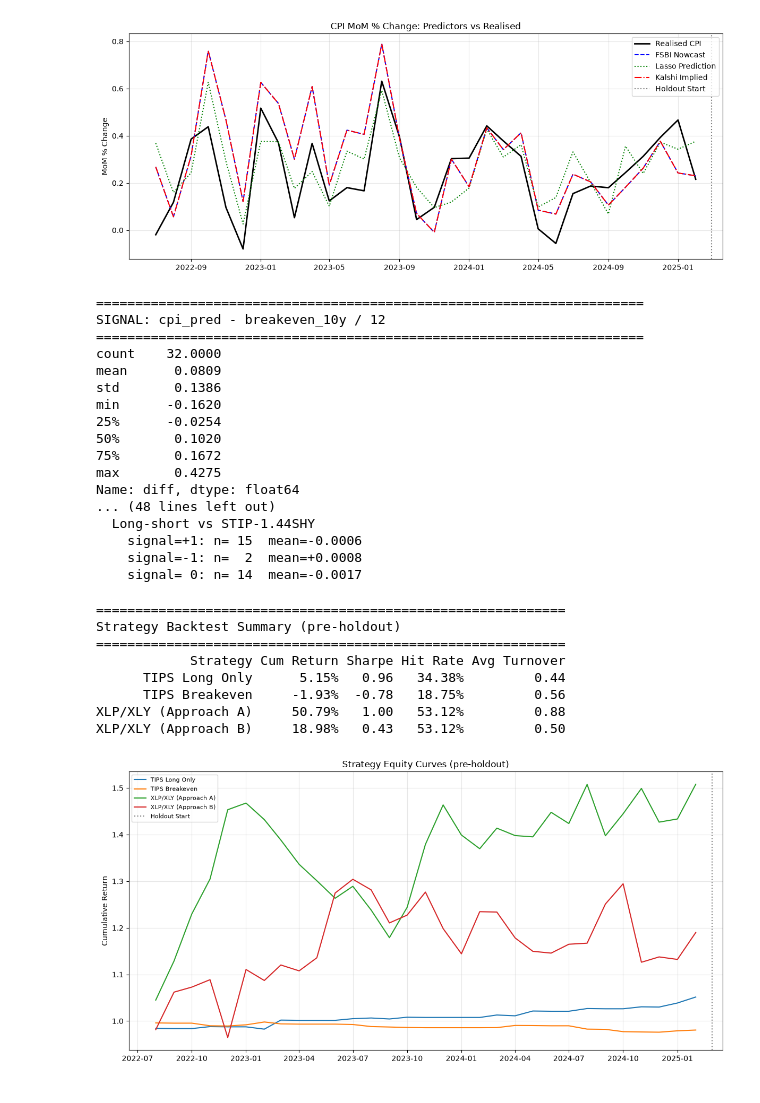
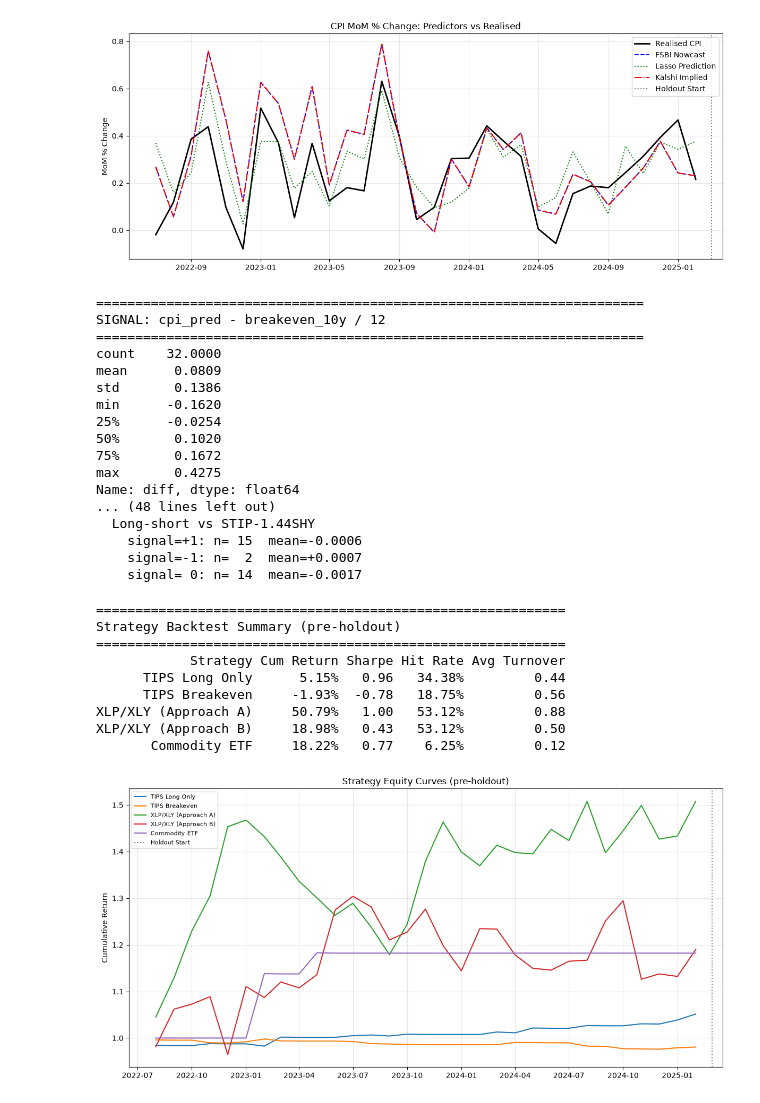
Before and after one commit to deccampbell/QCF_Capstone_Fiserv, a Jupyter notebook: Research and Trading Implementations.ipynb, the cells around one changed output. Drawn from its saved outputs; the diff is of its cells as text; code cells hidden in the pictures.

Commit message:
New Commodity ETF Strat

```diff
--- a/Research and Trading Implementations.ipynb
+++ b/Research and Trading Implementations.ipynb
@@ -56,6 +56,7 @@ HOLDOUT_START = pd.Timestamp("2025-03-01")
 THRESHOLD_TIPS = 0.1
 THRESHOLD_XLP_XLY = 0.2
 THRESHOLD_KALSHI = 0.1
+THRESHOLD_COMMODITY = 0.1
 # %%
 # -----------------------------------------------------------------------------
 # 1. Load data, predictions, and asset returns
@@ -85,7 +86,10 @@ def monthly_returns(ticker, start="2018-01-01"):
 
 TICKERS = {"STIP": "stip_ret", "SHY": "shy_ret",
            "XLP": "xlp_ret", "XLY": "xly_ret",
-           "BTC-USD": "btc_ret", "VXX": "vxx_ret","USRT": "usrt_ret"}
+           "BTC-USD": "btc_ret", "VXX": "vxx_ret",
+           "USRT": "usrt_ret","DBA": "dba_ret",
+           "UCO": "uco_ret", "DBB": "dbb_ret",
+           "CATL.L": "catl_ret", "AGQ": "agq_ret"}
 
 for tkr, col in TICKERS.items():
     try:
@@ -483,6 +487,33 @@ def strategy_reit_rotation(data, public_estimate=kalshi_series, threshold=0.05):
 
     return backtest_signal(signal, asset_ret)
 
+#--- 5.6 Commodity ETF Strategy (Long/Hold/Short) ------------------------------
+
+def strategy_commodity_etf(data, public_estimate=kalshi_series, threshold=THRESHOLD_COMMODITY):
+    """
+    Long/Short rotation between commodity ETFs (DBA, UCO, DRB, CATL.L, ACQ)
+    Basket A: AGQ and DBB
+    Basket B: DBA, UCO, CATL.L
+
+    Residual = cpi_pred - public_estimate
+    If residual > threshold  -> Long Basket A, Short Basket B
+    Else if residual < -threshold -> Long Basket B, Short Basket A
+    Else hold (flat)
+    """
+    cpi_pred = data["cpi_pred"]
+    signal = pd.Series(0, index=data.index)
+    signal[(cpi_pred - public_estimate) > threshold] = 1
+    signal[(cpi_pred - public_estimate) < -threshold] = -1
+
+    basket_a = data[["agq_ret", "dbb_ret"]].mean(axis=1, skipna=False)
+    basket_b = data[["dba_ret", "uco_ret", "catl_ret"]].mean(axis=1, skipna=False)
+
+    spread_ret = (basket_a - basket_b)
+    return backtest_signal(signal, spread_ret)
+
+
+
+
 
 
 
@@ -626,7 +657,7 @@ Name: diff, dtype: float64
 ... (48 lines left out)
   Long-short vs STIP-1.44SHY
     signal=+1: n= 15  mean=-0.0006
-    signal=-1: n=  2  mean=+0.0008
+    signal=-1: n=  2  mean=+0.0007
     signal= 0: n= 14  mean=-0.0017
 # %%
 # -----------------------------------------------------------------------------
@@ -641,6 +672,7 @@ strategies = {
     # "Bitcoin (not viable)": strategy_bitcoin(data_pre),
     # "Volatility (not viable)": strategy_volatility(data_pre),
     #"REIT Rotation" (not viable): strategy_reit_rotation(data_pre, public_estimate=kalshi_series),
+    "Commodity ETF": strategy_commodity_etf(data_pre)
 }
 
 # Print summary table
@@ -654,34 +686,35 @@ for name, res in strategies.items():
             "Hit Rate": f"{res['hit_rate']:.2%}",
             "Avg Turnover": f"{res['turnover']:.2f}",
         })
 summary_df = pd.DataFrame(summary)
 print("\n" + "="*60)
 print("Strategy Backtest Summary (pre-holdout)")
 print("="*60)
 print(summary_df.to_string(index=False))
 
 # Optional: plot equity curves
 fig, ax = plt.subplots(figsize=(12, 6))
 for name, res in strategies.items():
     if res and "equity_curve" in res:
         ax.plot(res["equity_curve"].index, res["equity_curve"], label=name)
 ax.axvline(HOLDOUT_START, color="gray", linestyle=":", label="Holdout Start")
 ax.set_title("Strategy Equity Curves (pre-holdout)")
 ax.set_ylabel("Cumulative Return")
 ax.legend(loc="upper left", fontsize=8)
 ax.grid(alpha=0.3)
 plt.tight_layout()
 plt.show()
 # %% [output]
 ============================================================
 Strategy Backtest Summary (pre-holdout)
 ============================================================
             Strategy Cum Return Sharpe Hit Rate Avg Turnover
       TIPS Long Only      5.15%   0.96   34.38%         0.44
       TIPS Breakeven     -1.93%  -0.78   18.75%         0.56
 XLP/XLY (Approach A)     50.79%   1.00   53.12%         0.88
 XLP/XLY (Approach B)     18.98%   0.43   53.12%         0.50
+       Commodity ETF     18.22%   0.77    6.25%         0.12
-[figure, old version]
+[figure, new version]
 # %%
 # -----------------------------------------------------------------------------
 # 7. Block-bootstrap p-values (optional)
```
Also changed, not shown: parts of 3 cells of this notebook.
